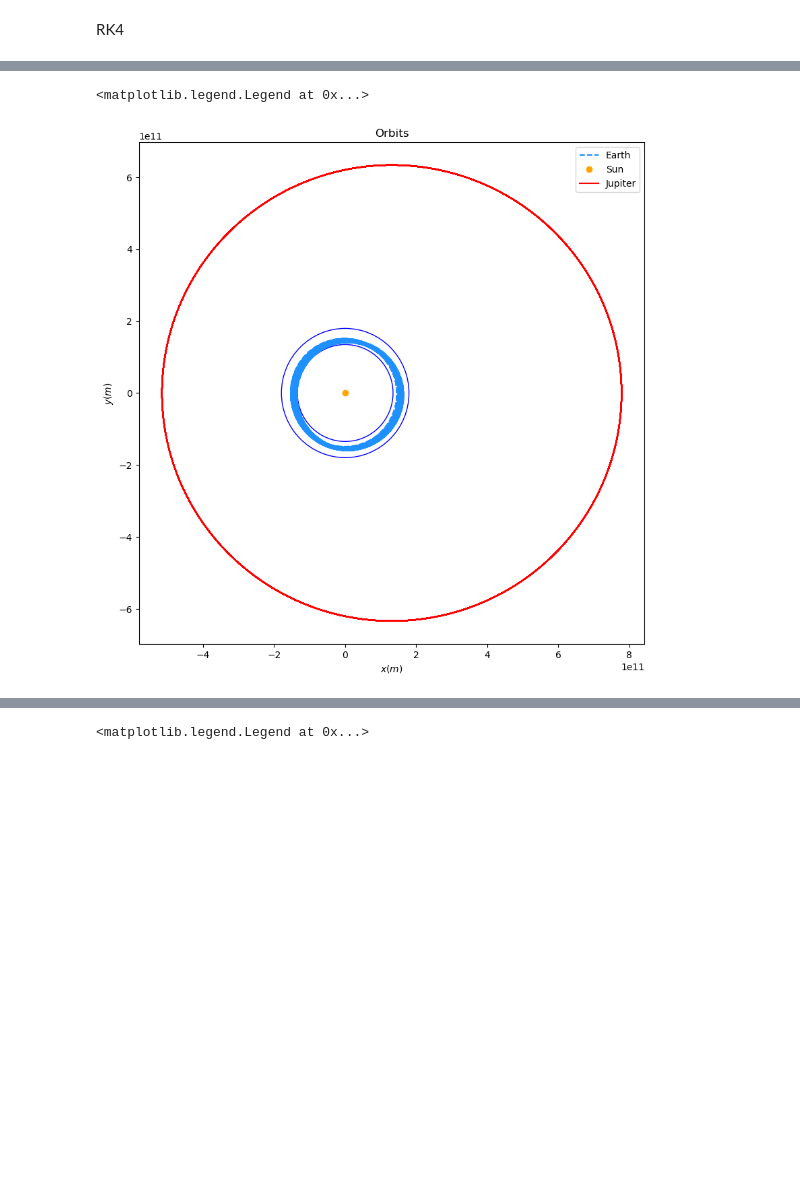
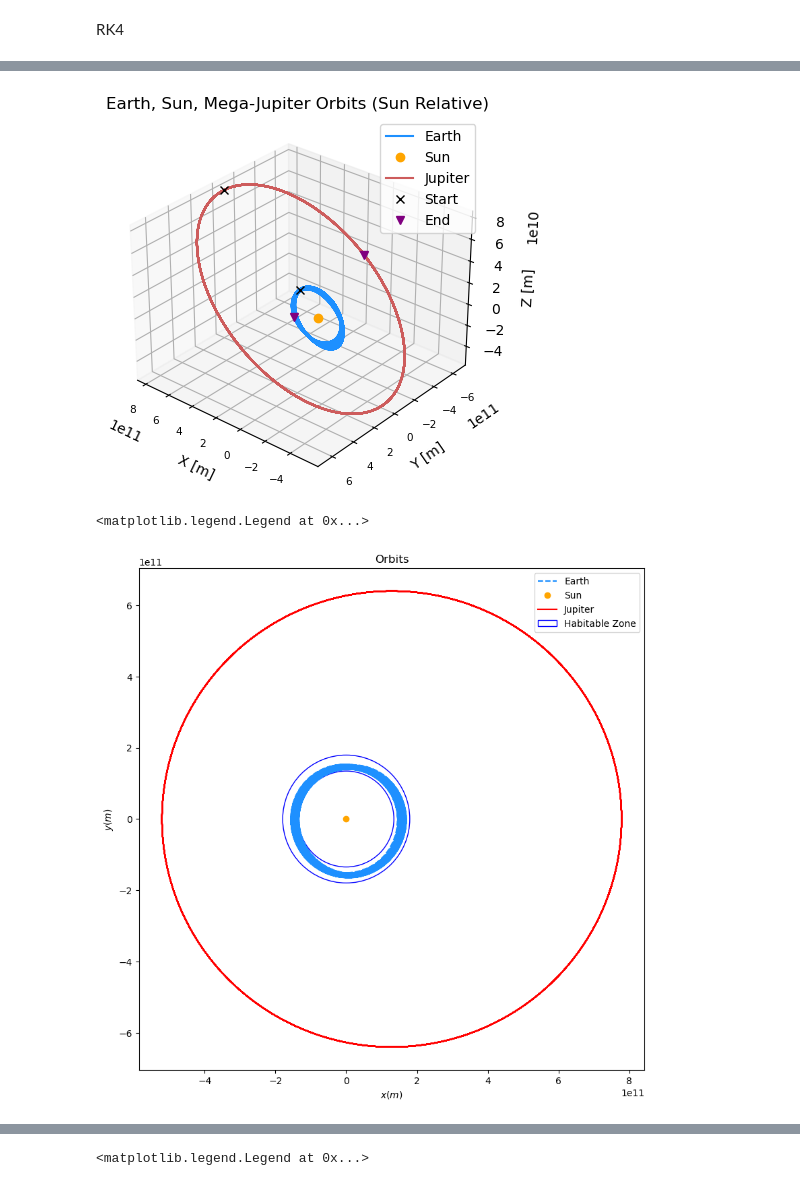
Before and after one commit to Zoinkadoinka/AE370-Project-1, a Jupyter notebook: Mega Jupiter Code.ipynb, the cells around one changed output, grey strips where cells are left out. Saved outputs shown, nothing was run; the diff lists cells and outputs as text; code cells hidden in the pictures; blank space fills up the shorter version.

```diff
--- a/Mega Jupiter Code.ipynb
+++ b/Mega Jupiter Code.ipynb
@@ -6,20 +6,20 @@ from matplotlib import pyplot as plt
 # For the Earth, Sun, Jupiter 3-body Problem:
 
 # Masses of the Planets
-Me = 6e24                     # Mass of Earth in kg
-Ms = 2e30                     # Mass of Sun in kg
-Mj = 260*1.89813e27               # Mass of Jupiter in kg
+Me = 5.972e24                     # Mass of Earth in kg
+Ms = 1.989e30                     # Mass of Sun in kg
+Mj = 252*1.89813e27               # Mass of Jupiter in kg
+
 
 # Initial Positions of the Planets (vectors)
-Re = np.array([1.496e11*1,0,0]) #1 AU away from the sun converted to m
+Re = np.array([1.496e11*1,0,np.sin(0.1265364)*1.496e11*1]) #1 AU away from the sun converted to m
 Rs = np.array([0,0,0])
-Rj = np.array([1.496e11*5.2,0,0]) #5.2 AU away from the sun converted to m
+Rj = np.array([1.496e11*5.2,0,np.sin(0.1062906)*1.496e11*5.2]) #5.2 AU away from the sun converted to m
 
 # Initial Velocity of the Planets (vectors)
-# currently random numbers to see if code runs
-Ve = np.array([0,30e3,0])
+Ve = np.array([0,30e3*np.cos(0.1265364),30e3*np.sin(0.1265364)])
 Vs = np.array([0,0,0])
-Vj = np.array([0,13.06e3,0])
+Vj = np.array([0,13.06e3*np.cos(0.1062906),13.06e3*np.sin(0.1062906)])
 
 
 u_0 = np.array([Re[0], Re[1], Re[2],
@@ -338,8 +324,32 @@ ax1.legend()
+# %%
+# MAKE IT 3D
+
+fig, ax = plt.subplots(subplot_kw={"projection": "3d"})
+ax.plot3D(u[:,0]-u[:,3],u[:,1]-u[:,4], u[:,2]-u[:,5], "dodgerblue", label = "Earth")
+ax.plot3D(0,0,0,'o',color="orange", label = "Sun")
+ax.plot3D(u[:,6]-u[:,3],u[:,7]-u[:,4], u[:,8]-u[:,5],"indianred", label = "Jupiter")
+ax.view_init(elev = 30, azim=130)
+ax.set_xlabel('X [m]', fontsize=10)
+plt.xticks(fontsize=7.5)
+ax.set_ylabel('Y [m]', fontsize=10)
+plt.yticks(fontsize=7.5)
+ax.set_zlabel('Z [m]', fontsize=10, rotation = 90)
+ax.set_title("Earth, Sun, Mega-Jupiter Orbits (Sun Relative)")
+
+ax.plot3D(u[0][0]-u[0][3], u[0][1]-u[0][4],u[0][2]-u[0][5],'x', color = "black", label = "Start")
+ax.plot3D(u[0][6]-u[0][3], u[0][7]-u[0][4], u[0][8]-u[0][5],'x', color = "black")
+
+ax.plot3D(u[-1][0]-u[-1][3], u[-1][1]-u[-1][4],u[-1][2]-u[-1][5],'v', color = "purple", label = "End")
+ax.plot3D(u[-1][6]-u[-1][3], u[-1][7]-u[-1][4],u[-1][8]-u[-1][5],'v', color = "purple")
+
+plt.legend()
+plt.show()
+# %% [output]
+[figure, added]
 # %%
 import matplotlib.pyplot as plt
 plt.style.use('default')
 
-delta_t = 86400
 fig1 = plt.figure(figsize=(16, 16), tight_layout=True)
 ax1 = fig1.add_subplot(221)
 
@@ -348,7 +358,7 @@ ax1.plot(u[:,0]-u[:,3],u[:,1]-u[:,4],"dodgerblue",linestyle = "--", label = "Ear
 ax1.plot(0,0,'o', color = "orange", label = "Sun")
 ax1.plot(u[:,6]-u[:,3],u[:,7]-u[:,4],"r", label = "Jupiter")
 
-innercircle = plt.Circle((0,0), radius = 1.496e11*0.9, fill = False, color = "blue")
+innercircle = plt.Circle((0,0), radius = 1.496e11*0.9, fill = False, color = "blue", label = "Habitable Zone")
 outercircle = plt.Circle((0,0), radius = 1.496e11*1.2, fill = False, color = "blue")
 ax1.add_patch(innercircle)
 ax1.add_patch(outercircle)
@@ -359,7 +369,7 @@ ax1.set_ylabel("$y(m)$")
 ax1.legend()
 # %% [output]
 <matplotlib.legend.Legend at 0x...>
-[figure, old version]
+[figure, new version]
 # %%
 outer_habitable_zone = 1.496e11*1.2 #m
 inner_habitable_zone = 1.496e11*0.9 #m
```
Also changed, not shown: parts of 6 cells of this notebook, 1 other file.
